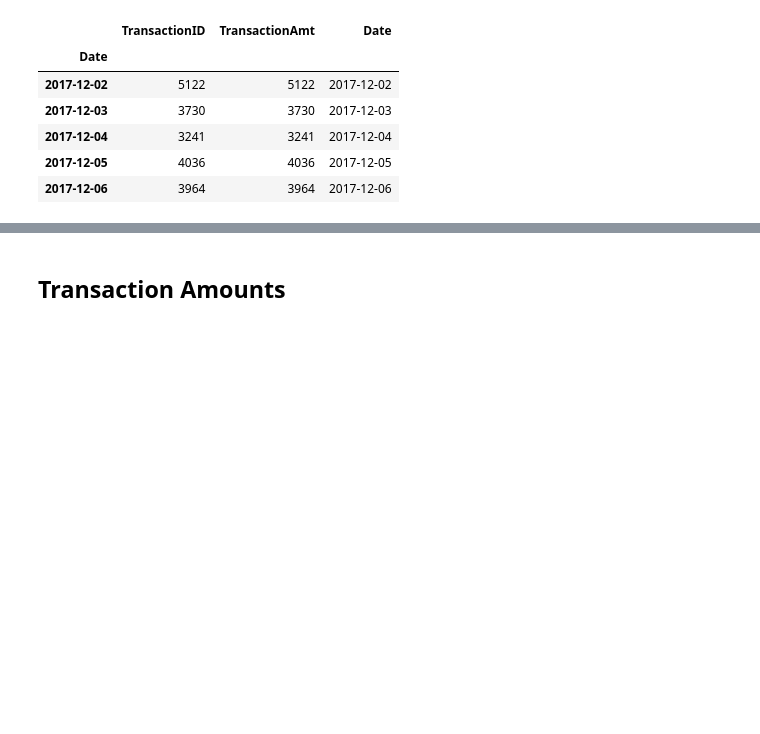
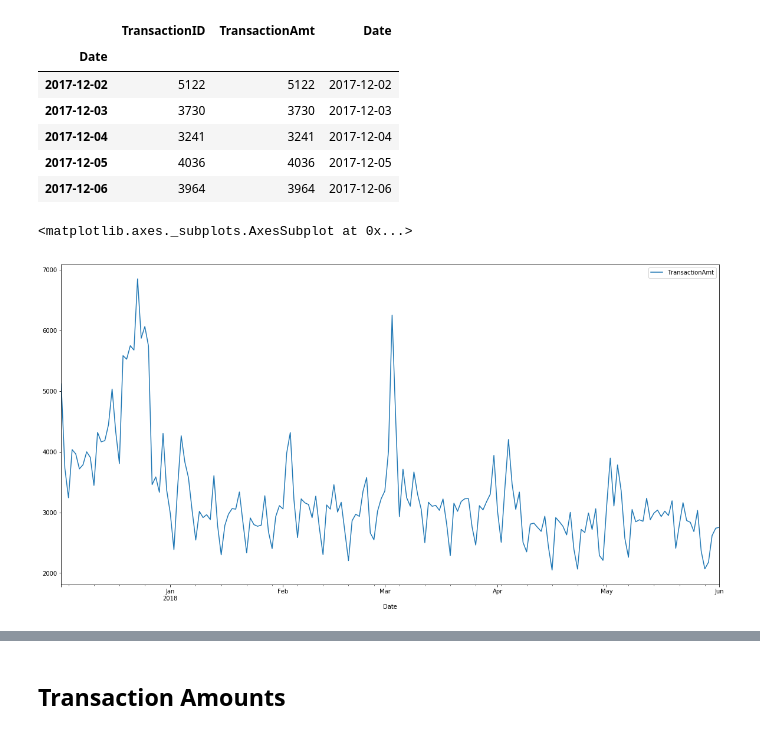
Before and after one commit to AlessandroVol23/ieee_cis_fraud_detection_kaggle, a Jupyter notebook: notebooks/0.1_AV_EDA.ipynb, the cells around one changed output, grey strips where cells are left out. Cells and saved outputs as stored; diff of their text form; code cells hidden in the pictures; blank space fills up the shorter version.

```diff
--- a/notebooks/0.1_AV_EDA.ipynb
+++ b/notebooks/0.1_AV_EDA.ipynb
@@ -230,3 +230,8 @@ dates_temp.head()
 | 2017-12-04 | 3241 | 3241 | 2017-12-04 |
 | 2017-12-05 | 4036 | 4036 | 2017-12-05 |
 | 2017-12-06 | 3964 | 3964 | 2017-12-06 |
+# %%
+dates_temp[['TransactionAmt']].plot(figsize=(20,10))
+# %% [output]
+<matplotlib.axes._subplots.AxesSubplot at 0x...>
+[figure, added]
```
Also changed, not shown: parts of 43 cells of this notebook.
